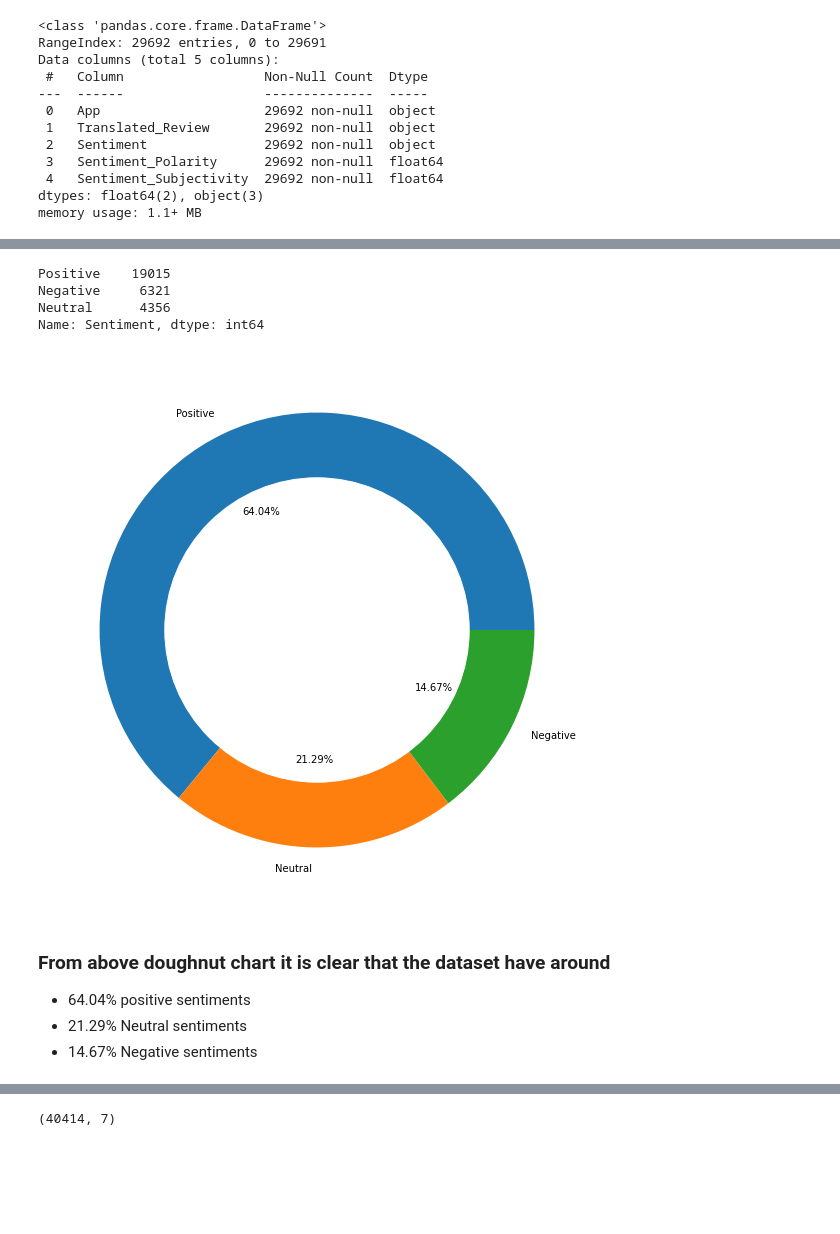
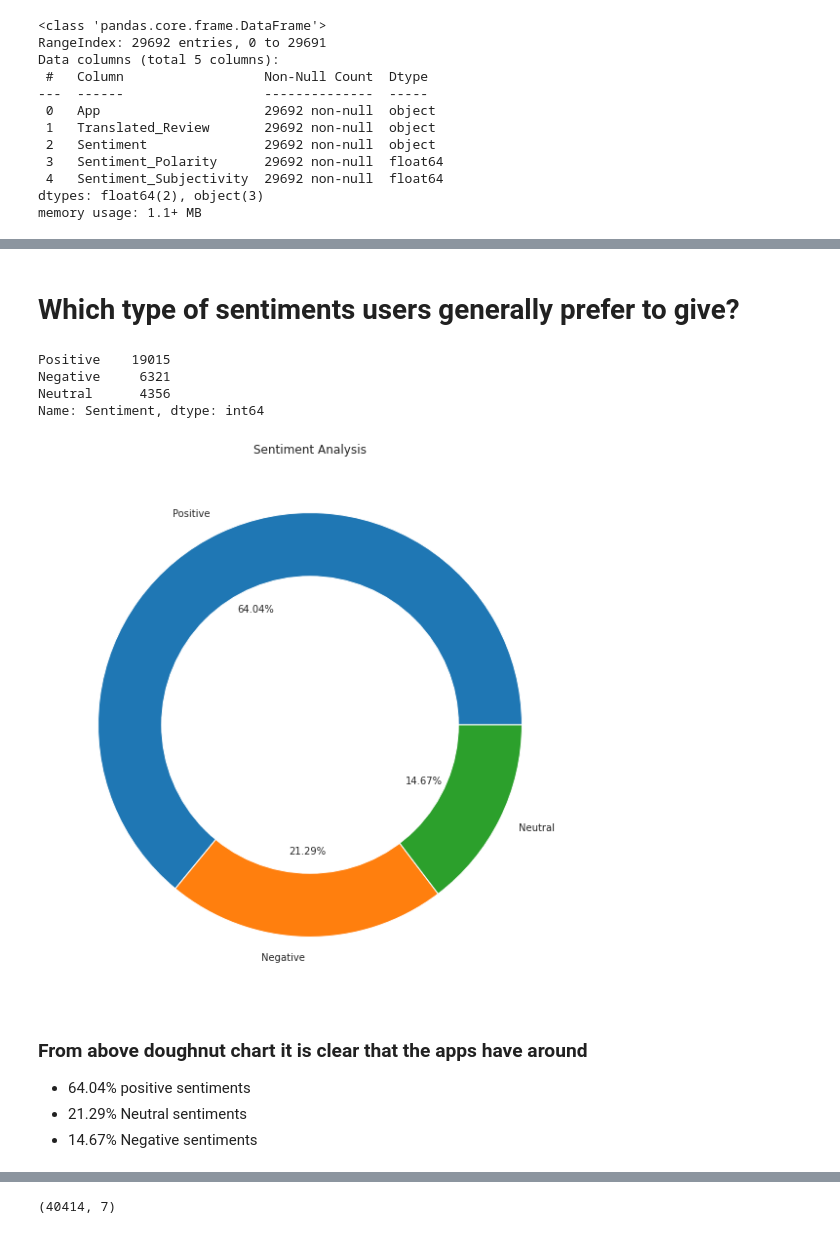
Before and after one commit to singhshivam12/Play-Store-App-Review-Analysis---Capstone-Project, a Jupyter notebook: Play_Store_App_Review_Analysis_Capstone_Project.ipynb, the cells around one changed output, grey strips where cells are left out. Drawn from its saved outputs; the diff is of its cells as text; code cells hidden in the pictures; blank space fills up the shorter version.

```diff
--- a/Play_Store_App_Review_Analysis_Capstone_Project.ipynb
+++ b/Play_Store_App_Review_Analysis_Capstone_Project.ipynb
@@ -41,7 +41,7 @@ Mounted at /content/drive
 # %%
 # Defining working path
 
-working_path='/content/drive/MyDrive/Colab Notebooks/AlmaBetter/Play Store App Review Analysis'
+working_path='/content/drive/MyDrive/Colab Notebooks/Module 1 : Python for Data Science/EDA project 1/'
 # %%
 # Loading csv files required for EDA
 #Here we have assumed that our first dataset i.e **Playstore dataset is df1** while **review dataset is df2**
@@ -622,24 +707,26 @@ memory usage: 1.1+ MB
+# %% [markdown]
+# Which type of sentiments users generally prefer to give?
 # %%
 # Counting and plotting different Sentiments in dataset
 
 print(df2.Sentiment.value_counts())
 plt.figure(figsize=(20,10))
 
-plt.pie(df2.Sentiment.value_counts(),labels=df2.Sentiment.unique(), autopct='%1.2f%%')
+plt.pie(df2.Sentiment.value_counts(),labels=df2.Sentiment.value_counts().index, autopct='%1.2f%%')
 
 my_circle=plt.Circle( (0,0), 0.7, color='white')
 p=plt.gcf()
 p.gca().add_artist(my_circle)
-
+plt.title('Sentiment Analysis')
 plt.show()
 # %% [output]
 Positive    19015
 Negative     6321
 Neutral      4356
 Name: Sentiment, dtype: int64
-[figure, old version]
+[figure, new version]
 # %% [markdown]
-### From above doughnut chart it is clear that the dataset have around
+### From above doughnut chart it is clear that the apps have around
 
 *   64.04% positive sentiments
 *   21.29% Neutral sentiments
```
Also changed, not shown: parts of 81 cells of this notebook.
